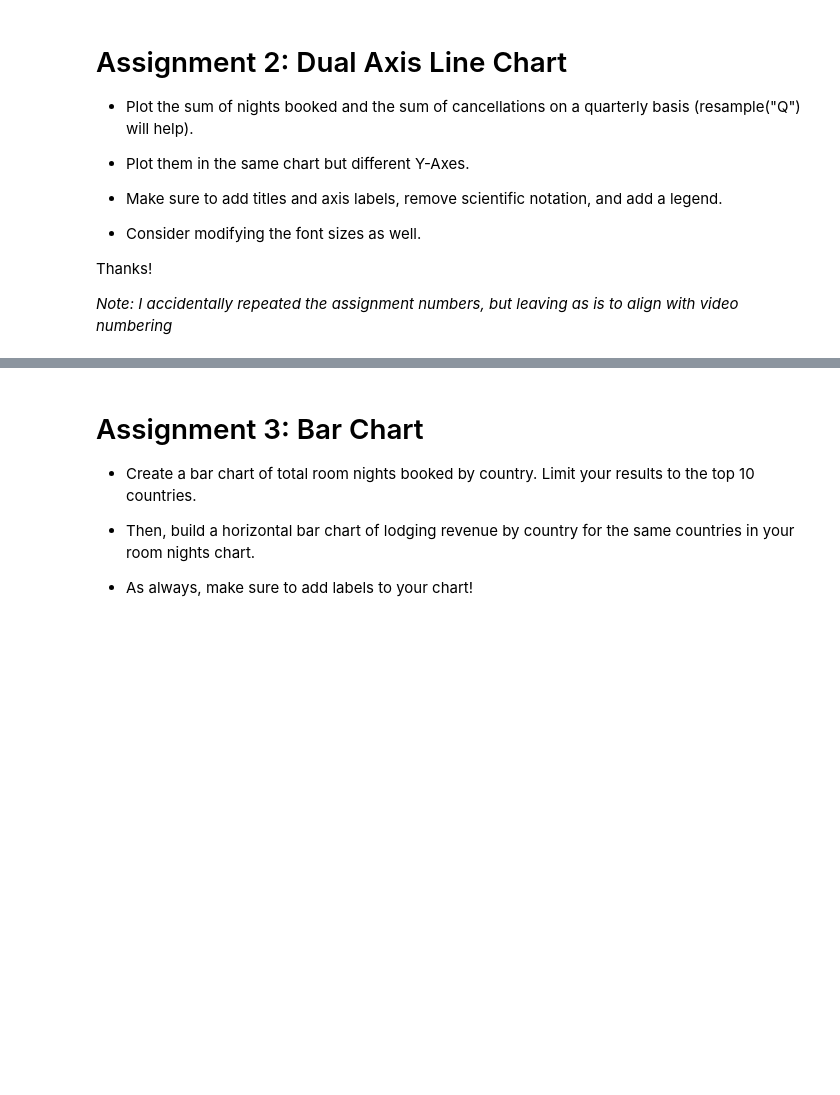
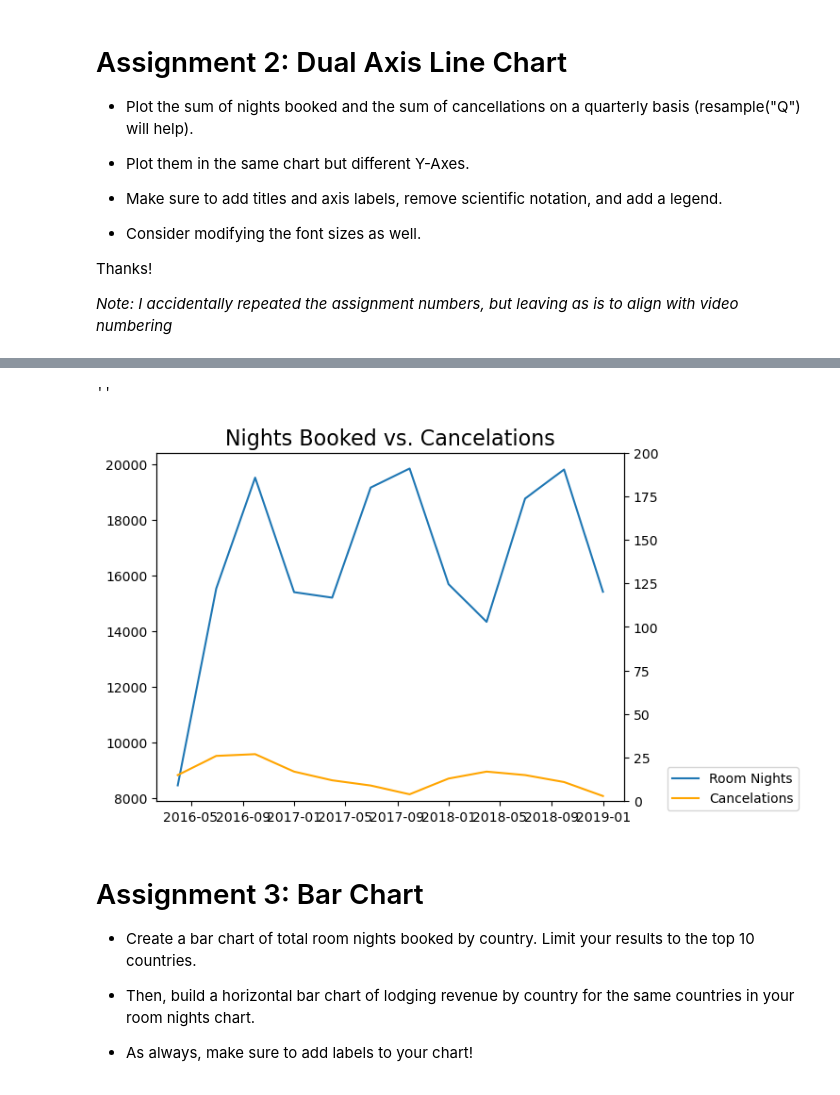
Before and after one commit to soslin/MatPlotLib_Seaborn_Practice, a Jupyter notebook: section02_assignments.ipynb, the cells around one changed output, grey strips where cells are left out. Saved outputs shown, nothing was run; the diff lists cells and outputs as text; code cells hidden in the pictures; blank space fills up the shorter version.

```diff
--- a/section02_assignments.ipynb
+++ b/section02_assignments.ipynb
@@ -69,5 +85,9 @@ monthly_revenue = daily_revenue.resample("M").sum()
 Thanks!
 
 *Note: I accidentally repeated the assignment numbers, but leaving as is to align with video numbering*
+# %%
+room_nights = hotels.groupby('date').agg({"RoomNights" : "sum", 'BookingsCanceled' : 'sum'})
+
+quarterly_bookings = room_nights.resample("Q").sum()
 # %%
 quarterly_bookings.head()
@@ -74,3 +102,21 @@ quarterly_bookings.head()
+# %%
+fig, ax = plt.subplots()
+
+ax.plot(quarterly_bookings["RoomNights"], label = "Room Nights")
+#ax.set_ylim(0, 10000)
+
+ax2 = ax.twinx()
+
+ax2.plot(quarterly_bookings["BookingsCanceled"], label = "Cancelations", c = 'orange')
+ax2.set_ylim(0,200)
+
+ax.set_title('Nights Booked vs. Cancelations', fontsize = 16)
+fig.legend(bbox_to_anchor = (1.2,.2))
+
+;
+# %% [output]
+''
+[figure, added]
 # %% [markdown]
 # Assignment 3: Bar Chart
 
```
Also changed, not shown: parts of 2 cells of this notebook, 1 other file.
